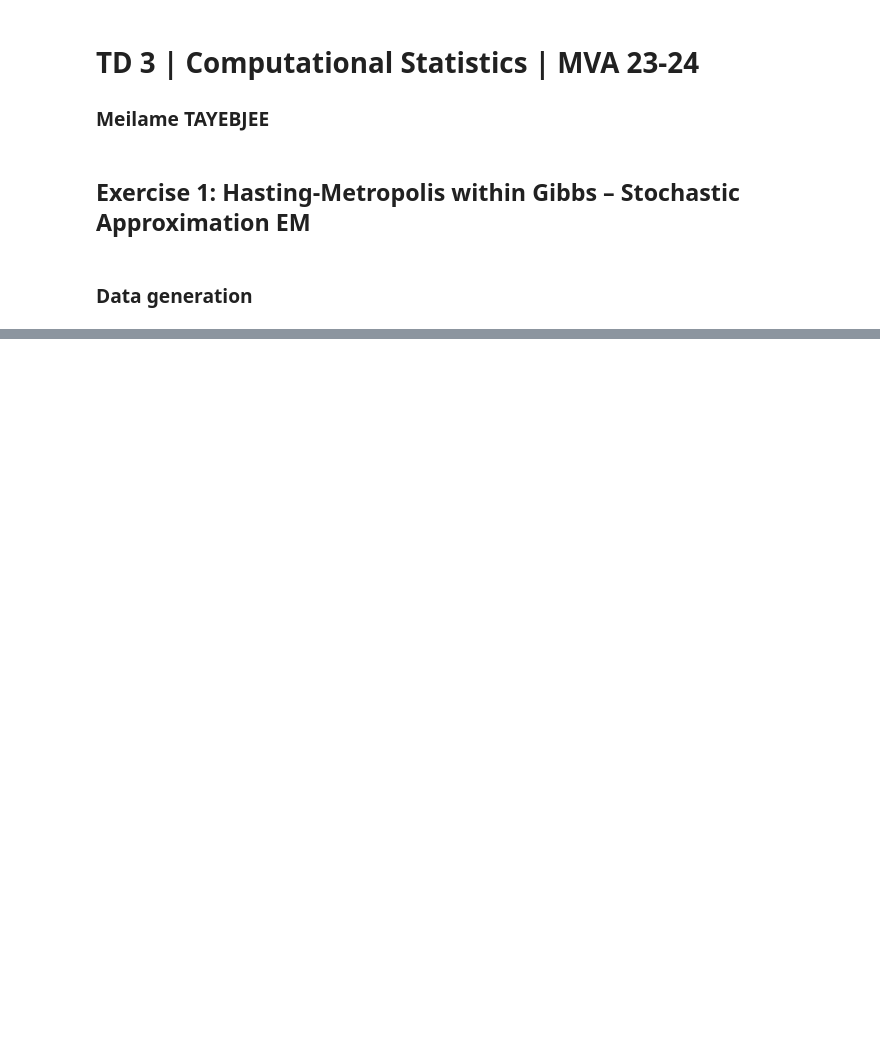
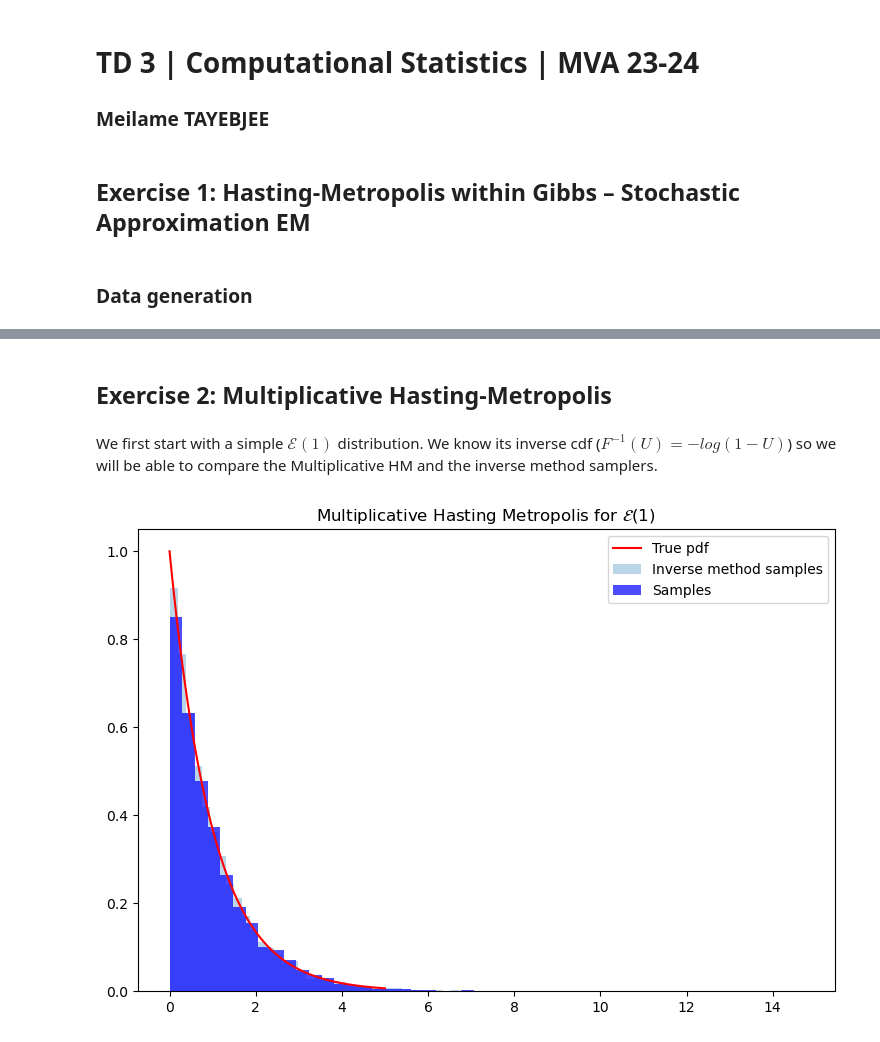
Before and after one commit to meilame-tayebjee/Comp_Stats_Lab, a Jupyter notebook: TD3/TD3.ipynb, the cells around one changed output, grey strips where cells are left out. Cells and saved outputs as stored; diff of their text form; code cells hidden in the pictures; blank space fills up the shorter version.

```diff
--- a/TD3/TD3.ipynb
+++ b/TD3/TD3.ipynb
@@ -117,0 +792,2 @@ metropolisHastingSampler(y, alpha, tau, t0, v0, t0_bar, v0_bar, sigma_ksi_sq, si
+# %% [markdown]
+## Exercise 2: Multiplicative Hasting-Metropolis
@@ -117,0 +829,28 @@ metropolisHastingSampler(y, alpha, tau, t0, v0, t0_bar, v0_bar, sigma_ksi_sq, si
+# %% [markdown]
+We first start with a simple $\mathcal{E}(1)$ distribution. We know its inverse cdf ($F^{-1}(U) = - log(1-U)$) so we will be able to compare the Multiplicative HM and the inverse method samplers.
+# %%
+target = lambda x:stats.expon.pdf(x) #Exponential lax
+
+NUM_SAMPLES = 10000 #Number of samples to draw, to plot the histogram
+INIT = 1
+HM_ITER = 50 #Number of iterations for the HM algorithm (length of the chain)
+
+samples1 = []
+for _ in tqdm(range(NUM_SAMPLES)):
+    sample = multiplicativeHastingMetropolis(INIT, target, maxIter = HM_ITER)
+    samples1.append(sample)
+
+#Inverse method samples
+inv_method_samples = -np.log(1 - np.random.rand(NUM_SAMPLES))
+# %%
+
+plt.figure(figsize=(9, 6))
+plt.hist(inv_method_samples, density = True, bins = 50, label = "Inverse method samples", alpha = 0.3)
+plt.hist(samples1, density = True, bins = 50, label = "Samples", color = 'b', alpha = 0.7)
+
+plt.plot(np.linspace(0, 5, 100), target(np.linspace(0, 5, 100)), label = "True pdf", c = 'r')
+plt.legend()
+plt.title(r"Multiplicative Hasting Metropolis for $\mathcal{E}(1)$ ")
+plt.show()
+# %% [output]
+[figure, added]
```
Also changed, not shown: parts of 27 cells of this notebook, 1 other file.
